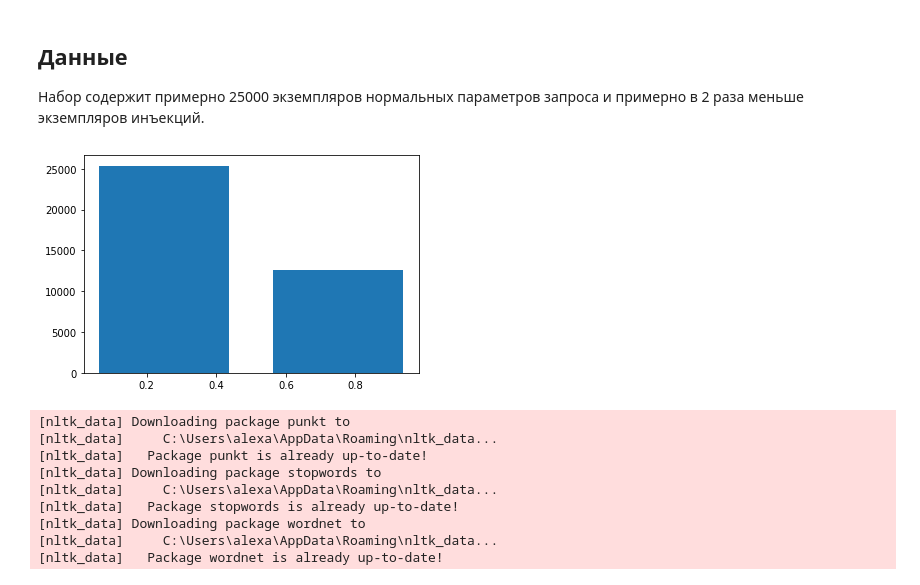
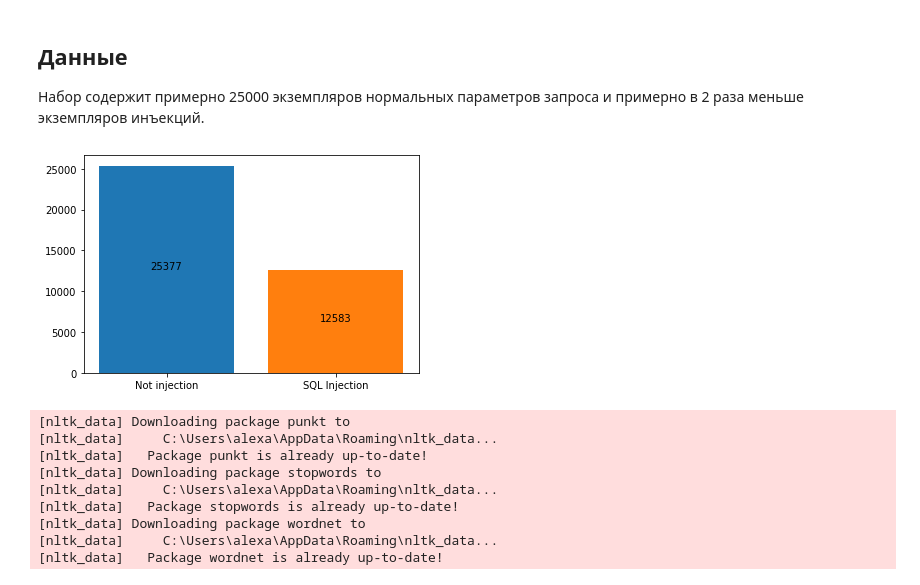
Before and after one commit to AlexanderFromEarth/SQL-Injection-Detector, a Jupyter notebook: experiments.ipynb, the cells around one changed output. Drawn from its saved outputs; the diff is of its cells as text; code cells hidden in the pictures.

```diff
--- a/experiments.ipynb
+++ b/experiments.ipynb
@@ -21,12 +21,15 @@ df
 # %% [markdown]
 ## Данные
 Набор содержит примерно 25000 экземпляров нормальных параметров запроса и примерно в 2 раза меньше экземпляров инъекций.
-# %%
-import matplotlib.pyplot as plt
-plt.hist(df[1], bins=2, rwidth=0.75)
-plt.show()
-# %% [output]
-[figure, removed]
+# %%
+import matplotlib.pyplot as plt
+xs, ys = ['Not injection', 'SQL Injection'], [len(df[df[1] == 0][1]), len(df[df[1] == 1][1])]
+plt.bar(xs, ys, color=['tab:blue', 'tab:orange'])
+for x, y in zip(xs, ys):
+    plt.annotate(f'{y}', (x, y), xytext=(x, y / 2), ha='center')
+plt.show()
+# %% [output]
+[figure, added]
 # %%
 import nltk
 nltk.download('punkt')
```
Also changed, not shown: parts of 3 cells of this notebook.
